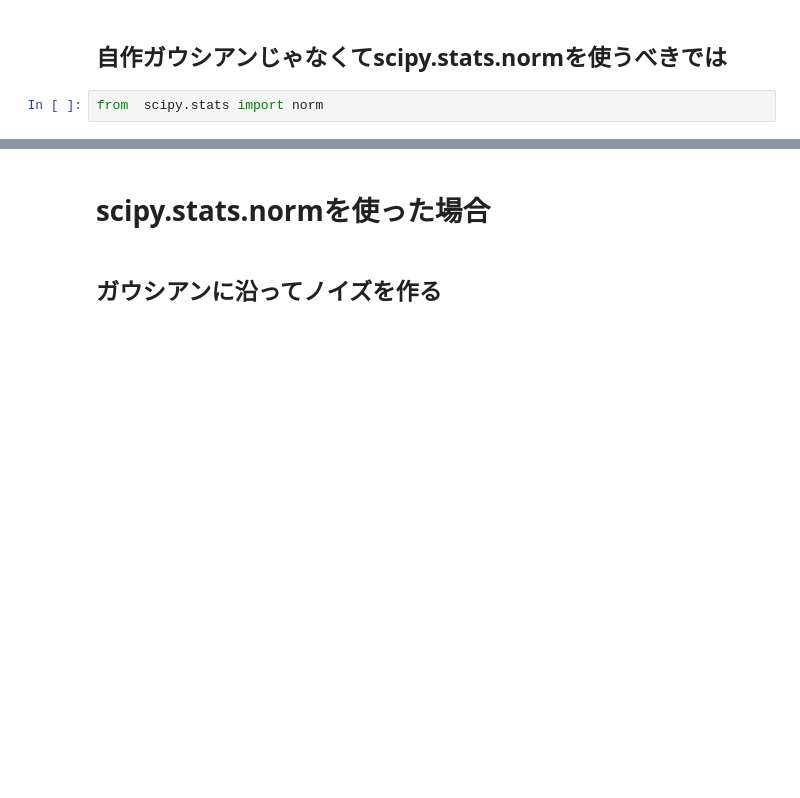
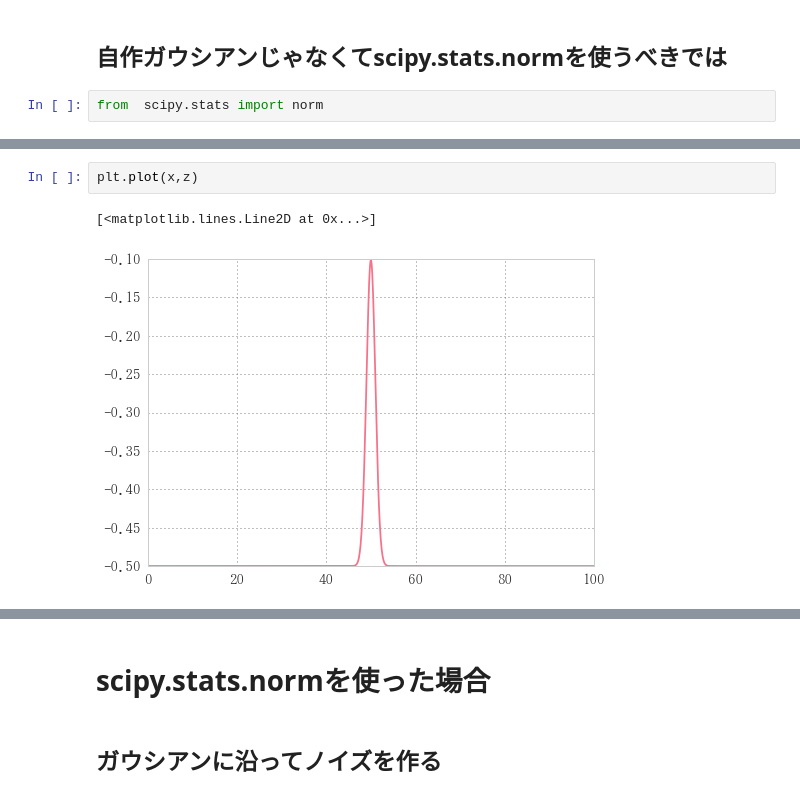
Before and after one commit to u1and0/SAtraceFit, a Jupyter notebook: fit_lab/fit_lab.ipynb, the cells around one changed output, grey strips where cells are left out. Saved outputs shown, nothing was run; the diff lists cells and outputs as text; blank space fills up the shorter version.

```diff
--- a/fit_lab.ipynb
+++ b/fit_lab/fit_lab.ipynb
@@ -26,2 +34,7 @@ plt.plot(xx,z)
+# %%
+plt.plot(x,z)
+# %% [output]
+[<matplotlib.lines.Line2D at 0x...>]
+[figure, added]
 # %%
 a, mu, si=1, 50, 1
```
Also changed, not shown: parts of 31 cells of this notebook, 29 other files.
